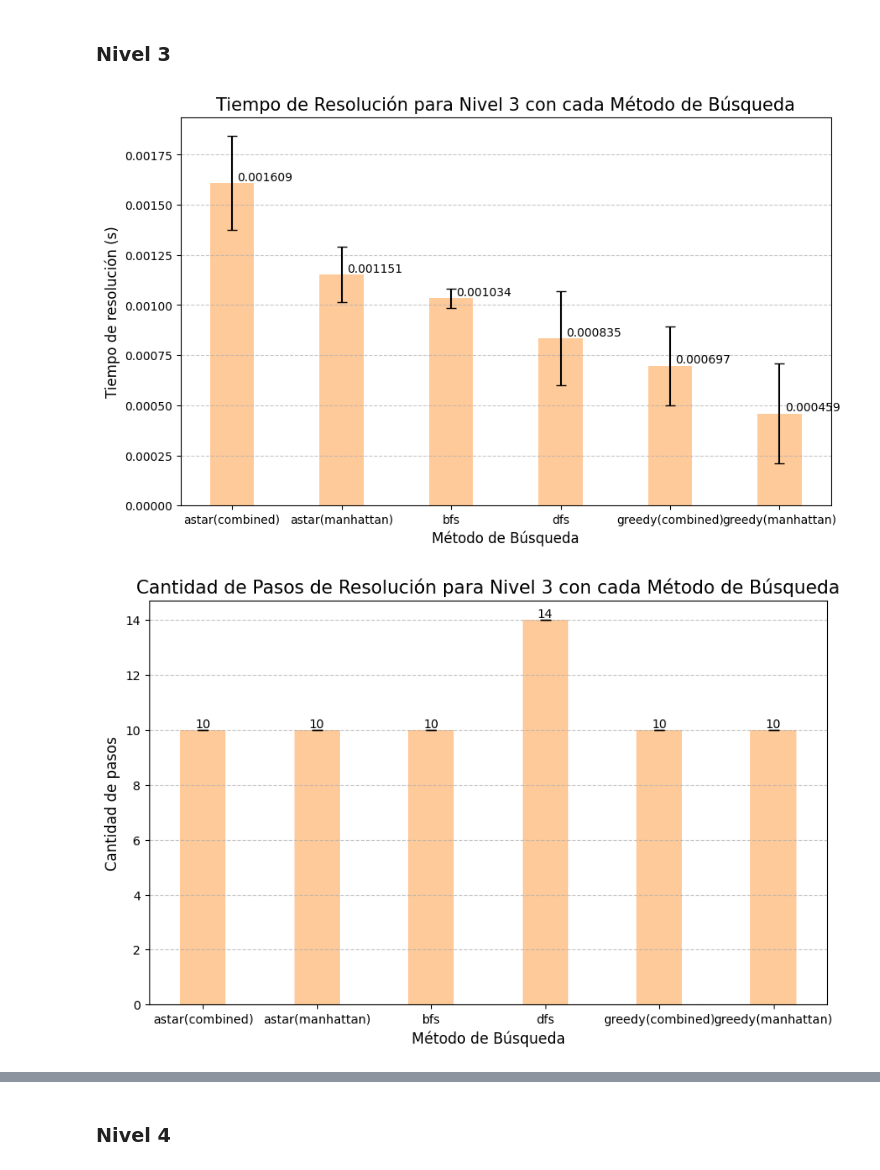
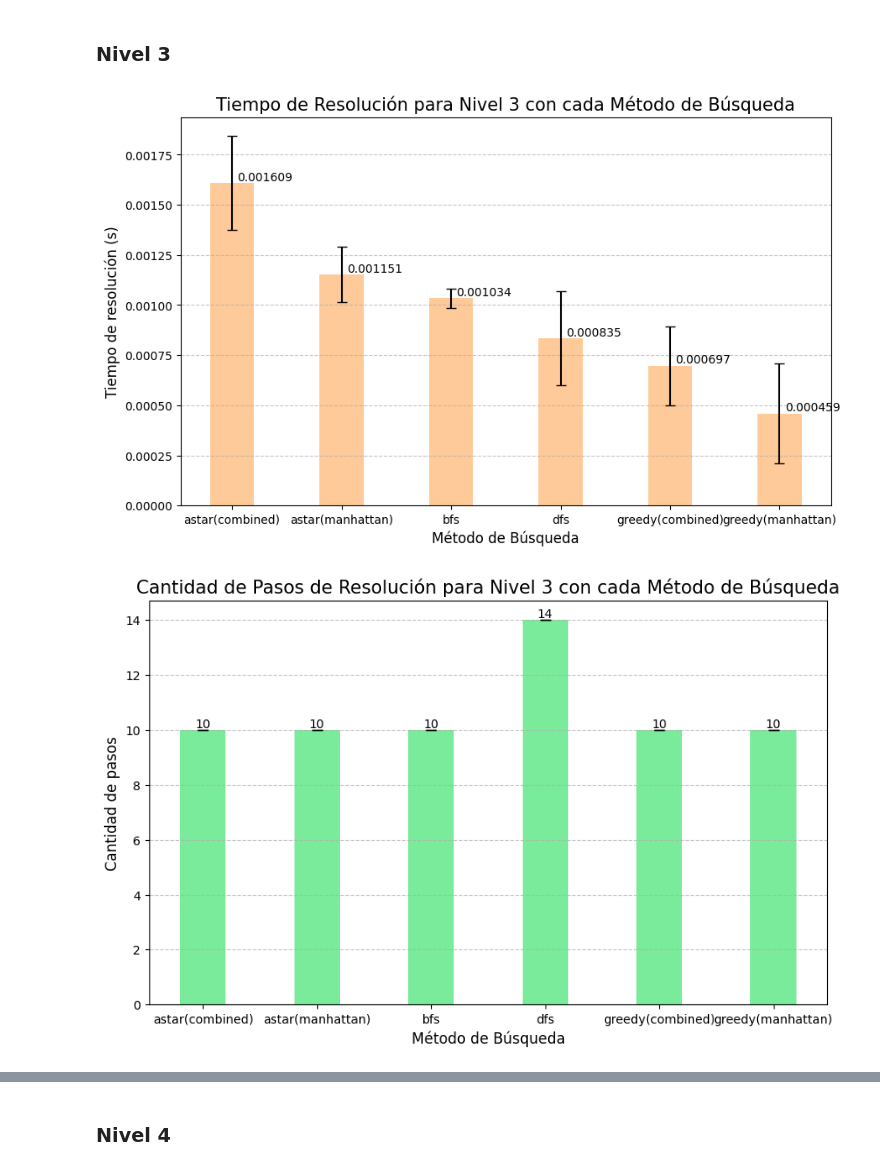
Before and after one commit to Ian-Arnott/TPs-SIA, a Jupyter notebook: Tp1/data.ipynb, the cells around one changed output, grey strips where cells are left out. Cells and saved outputs as stored; diff of their text form; code cells hidden in the pictures.

Commit message:
Change graphs colors

```diff
--- a/Tp1/data.ipynb
+++ b/Tp1/data.ipynb
@@ -76,10 +76,10 @@ final_df.to_csv('data/normalized_data.csv')
 # %% [markdown]
 Si no se quiere volver a correr el código, se pueden cargar los archivos de datos ya procesados. Para ello descomentar la línea de código correspondiente en el siguiente bloque.
 # %%
-df = pd.read_csv('data/data.csv')
-uninformed_methods_df = pd.read_csv('data/uninformed.csv')
-informed_methods_df = pd.read_csv('data/informed.csv')
-final_df = pd.read_csv('data/normalized_data.csv')
+# df = pd.read_csv('data/data.csv')
+# uninformed_methods_df = pd.read_csv('data/uninformed.csv')
+# informed_methods_df = pd.read_csv('data/informed.csv')
+# final_df = pd.read_csv('data/normalized_data.csv')
 # %%
 final_df.groupby(['level','method']).mean(numeric_only=True)
 # %% [output]
@@ -165,7 +165,7 @@ std_error_cost = (level_data.std(numeric_only=True)['cost'] / np.sqrt(len(level_
 
 #Grafico de pasos de resolucion
 plt.figure(figsize=(10,6))
-bars = plt.bar(methods, cost, yerr=std_error_cost, capsize=4, color='#ffca99', width=0.4)
+bars = plt.bar(methods, cost, yerr=std_error_cost, capsize=4, color='#7aeb9a', width=0.4)
 
 for bar in bars:
     yval = bar.get_height()  # Obtener el valor de la barra
@@ -185,7 +185,7 @@ std_error_visited = (level_data.std(numeric_only=True)['exploredNodes'] / np.sqr
 
 
 plt.figure(figsize=(10,6))
-bars = plt.bar(methods, visited_nodes, yerr=std_error_visited, capsize=4, color='#ffca99', width=0.4)
+bars = plt.bar(methods, visited_nodes, yerr=std_error_visited, capsize=4, color='#7ab3eb', width=0.4)
 
 for bar in bars:
     yval = bar.get_height()  # Obtener el valor de la barra
@@ -243,7 +243,7 @@ std_error_cost = (level_data.std(numeric_only=True)['cost'] / np.sqrt(len(level_
 
 #Grafico de pasos de resolucion
 plt.figure(figsize=(10,6))
-bars = plt.bar(methods, cost, yerr=std_error_cost, capsize=4, color='#ffca99', width=0.4)
+bars = plt.bar(methods, cost, yerr=std_error_cost, capsize=4, color='#7aeb9a', width=0.4)
 
 for bar in bars:
     yval = bar.get_height()  # Obtener el valor de la barra
@@ -263,7 +263,7 @@ std_error_visited = (level_data.std(numeric_only=True)['exploredNodes'] / np.sqr
 
 
 plt.figure(figsize=(10,6))
-bars = plt.bar(methods, visited_nodes, yerr=std_error_visited, capsize=4, color='#ffca99', width=0.4)
+bars = plt.bar(methods, visited_nodes, yerr=std_error_visited, capsize=4, color='#7ab3eb', width=0.4)
 
 for bar in bars:
     yval = bar.get_height()  # Obtener el valor de la barra
@@ -310,36 +310,36 @@ std_error_cost = (level_data.std(numeric_only=True)['cost'] / np.sqrt(len(level_
 
 #Grafico de pasos de resolucion
 plt.figure(figsize=(10,6))
-bars = plt.bar(methods, cost, yerr=std_error_cost, capsize=4, color='#ffca99', width=0.4)
+bars = plt.bar(methods, cost, yerr=std_error_cost, capsize=4, color='#7aeb9a', width=0.4)
 
 for bar in bars:
     yval = bar.get_height()  # Obtener el valor de la barra
     plt.text(bar.get_x() + bar.get_width()/2.0, yval, str(int(yval)), ha='center', va='bottom', fontsize=10)
 
 plt.title('Cantidad de Pasos de Resolución para Nivel 3 con cada Método de Búsqueda', fontsize=15)
 plt.xlabel('Método de Búsqueda', fontsize=12)
 plt.ylabel('Cantidad de pasos', fontsize=12)
 plt.grid(axis='y', linestyle='--', alpha=0.7)
 plt.show()
 
 
 #Grafico de nodos visitados
 visited_nodes = mean_data['exploredNodes'].tolist()
 std_error_visited = (level_data.std(numeric_only=True)['exploredNodes'] / np.sqrt(len(level_data['exploredNodes'].mean()['exploredNodes']))).tolist()
 
 
 plt.figure(figsize=(10,6))
-bars = plt.bar(methods, visited_nodes, yerr=std_error_visited, capsize=4, color='#ffca99', width=0.4)
+bars = plt.bar(methods, visited_nodes, yerr=std_error_visited, capsize=4, color='#7ab3eb', width=0.4)
 
 for bar in bars:
     yval = bar.get_height()  # Obtener el valor de la barra
     plt.text(bar.get_x() + bar.get_width()/2.0, yval, str(int(yval)), ha='center', va='bottom', fontsize=10)
 
 plt.title('Cantidad de Nodos Visitados para Nivel 3 con cada Método de Búsqueda', fontsize=15)
 plt.xlabel('Método de Búsqueda', fontsize=12)
 plt.ylabel('Cantidad de Nodos', fontsize=12)
 plt.grid(axis='y', linestyle='--', alpha=0.7)
 plt.show()
 # %% [output]
 [figure]
-[figure, old version]
+[figure, new version]
```
Also changed, not shown: parts of 5 cells of this notebook.
